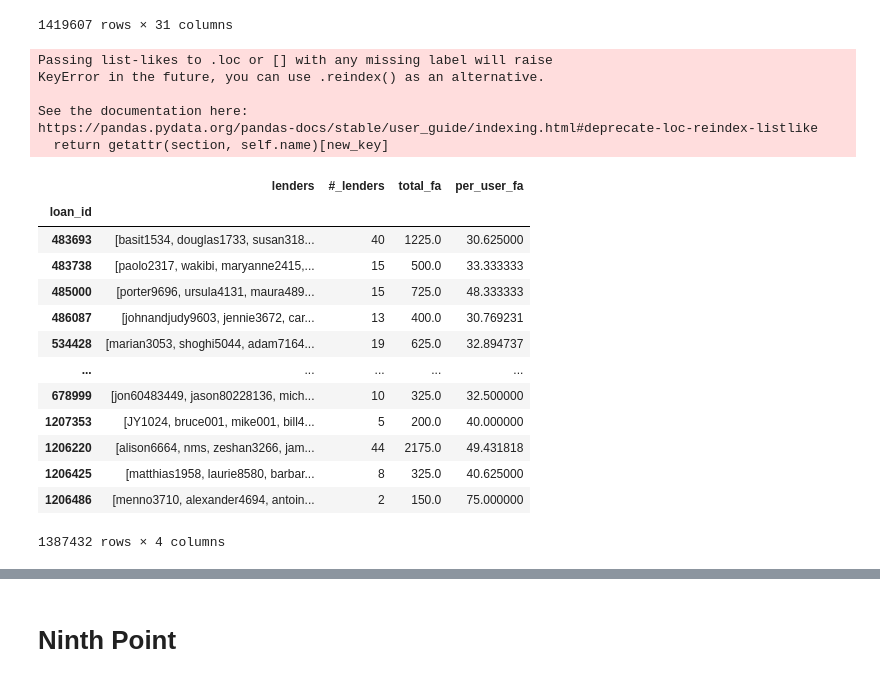
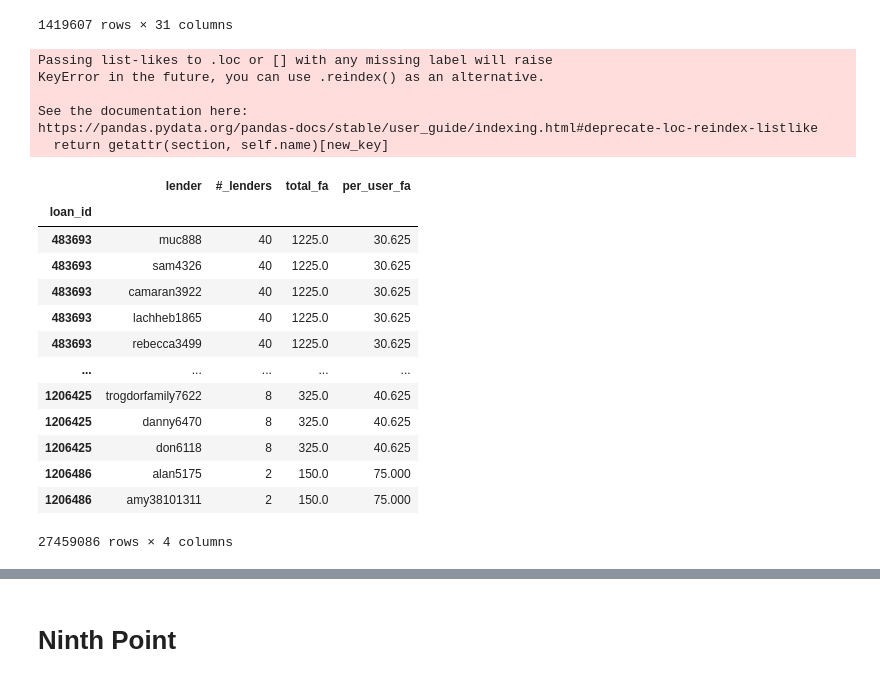
Before and after one commit to dtoniolo/Progetto-FoCS, a Jupyter notebook: Progetto.ipynb, the cells around one changed output, grey strips where cells are left out. Drawn from its saved outputs; the diff is of its cells as text; code cells hidden in the pictures.

```diff
--- a/Progetto.ipynb
+++ b/Progetto.ipynb
@@ -275,0 +291,5 @@ loan_lenders
+# %%
+norm_loan_lenders2 = norm_loan_lenders.duplicated()
+norm_loan_lenders2 = norm_loan_lenders.loc[~norm_loan_lenders2, :].copy()
+norm_loan_lenders2.set_index('loan_id', inplace = True)
+norm_loan_lenders2
@@ -275,0 +313,3 @@ loan_lenders
+# %%
+norm_loan_lenders2['#_lenders'] = norm_loan_lenders2.groupby('loan_id').aggregate('count')
+norm_loan_lenders2
@@ -297,27 +352,27 @@ loans
 1419607 rows × 31 columns
 # %%
 # computes the amount funded by each lender, for each loan
-loan_lenders['total_fa'] = loans.loc[loan_lenders.index, 'funded_amount']
-loan_lenders['per_user_fa'] = loan_lenders['total_fa']/loan_lenders['#_lenders']
-loan_lenders
+norm_loan_lenders2['total_fa'] = loans.loc[norm_loan_lenders2.index, 'funded_amount'].copy()
+norm_loan_lenders2['per_user_fa'] = norm_loan_lenders2['total_fa']/norm_loan_lenders2['#_lenders']
+norm_loan_lenders2
 # %% [output]
 Passing list-likes to .loc or [] with any missing label will raise
 KeyError in the future, you can use .reindex() as an alternative.
 
 See the documentation here:
 https://pandas.pydata.org/pandas-docs/stable/user_guide/indexing.html#deprecate-loc-reindex-listlike
   return getattr(section, self.name)[new_key]
-|  | lenders | #_lenders | total_fa | per_user_fa |
+|  | lender | #_lenders | total_fa | per_user_fa |
 | loan_id |  |  |  |  |
-| 483693 | [basit1534, douglas1733, susan318... | 40 | 1225.0 | 30.625000 |
-| 483738 | [paolo2317, wakibi, maryanne2415,... | 15 | 500.0 | 33.333333 |
-| 485000 | [porter9696, ursula4131, maura489... | 15 | 725.0 | 48.333333 |
-| 486087 | [johnandjudy9603, jennie3672, car... | 13 | 400.0 | 30.769231 |
-| 534428 | [marian3053, shoghi5044, adam7164... | 19 | 625.0 | 32.894737 |
+| 483693 | muc888 | 40 | 1225.0 | 30.625 |
+| 483693 | sam4326 | 40 | 1225.0 | 30.625 |
+| 483693 | camaran3922 | 40 | 1225.0 | 30.625 |
+| 483693 | lachheb1865 | 40 | 1225.0 | 30.625 |
+| 483693 | rebecca3499 | 40 | 1225.0 | 30.625 |
 | ... | ... | ... | ... | ... |
-| 678999 | [jon60483449, jason80228136, mich... | 10 | 325.0 | 32.500000 |
-| 1207353 | [JY1024, bruce001, mike001, bill4... | 5 | 200.0 | 40.000000 |
-| 1206220 | [alison6664, nms, zeshan3266, jam... | 44 | 2175.0 | 49.431818 |
-| 1206425 | [matthias1958, laurie8580, barbar... | 8 | 325.0 | 40.625000 |
-| 1206486 | [menno3710, alexander4694, antoin... | 2 | 150.0 | 75.000000 |
+| 1206425 | trogdorfamily7622 | 8 | 325.0 | 40.625 |
+| 1206425 | danny6470 | 8 | 325.0 | 40.625 |
+| 1206425 | don6118 | 8 | 325.0 | 40.625 |
+| 1206486 | alan5175 | 2 | 150.0 | 75.000 |
+| 1206486 | amy38101311 | 2 | 150.0 | 75.000 |
-1387432 rows × 4 columns
+27459086 rows × 4 columns
```
Also changed, not shown: parts of 38 cells of this notebook.
